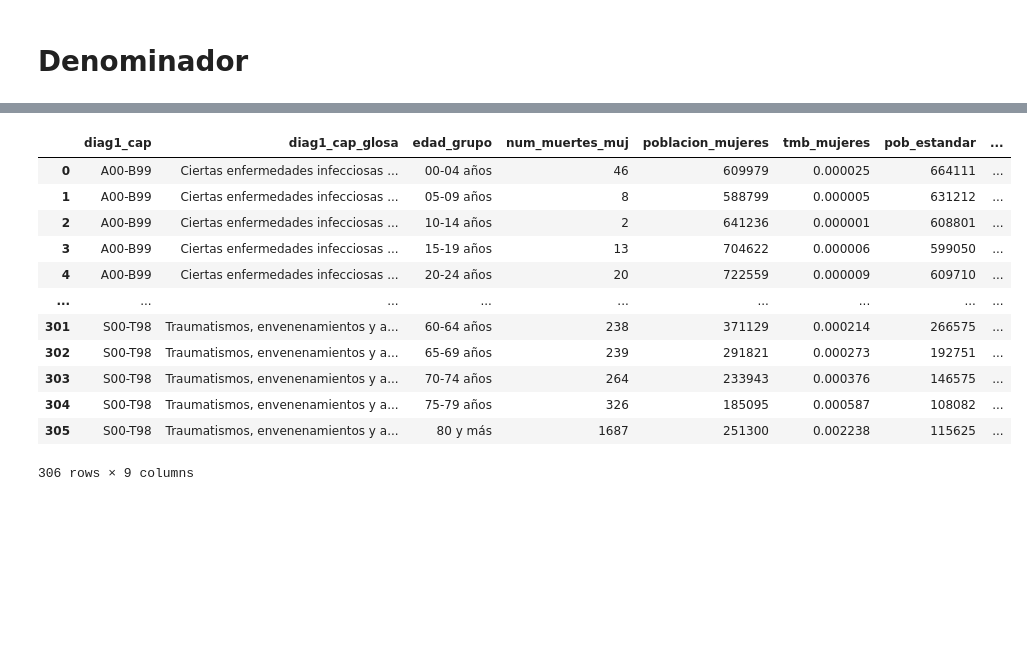
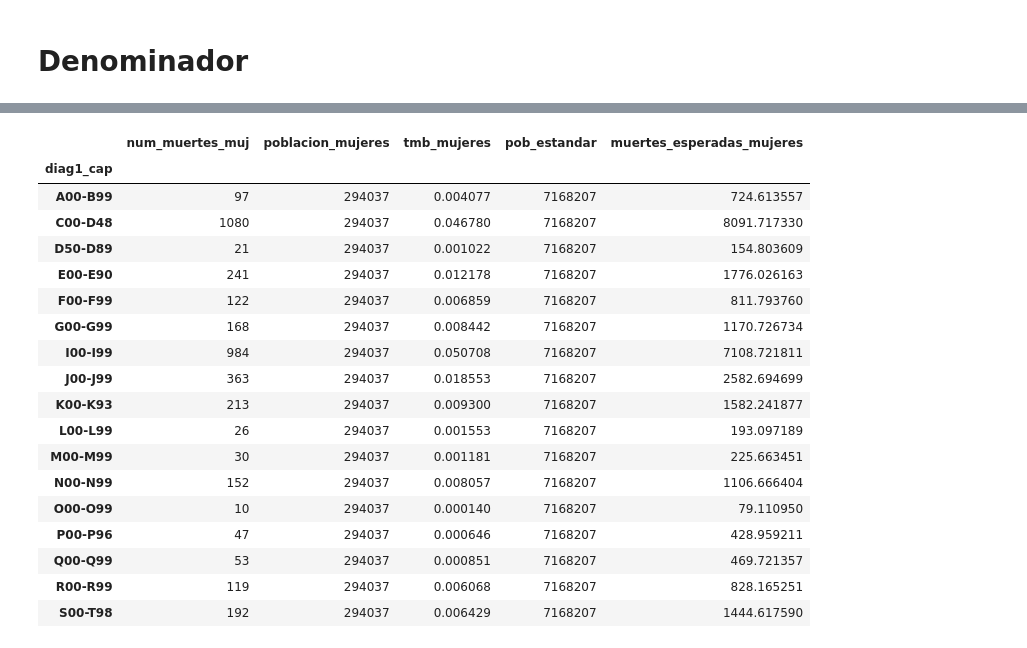
Before and after one commit to AlvaroMontiel/informe_incidencia_mortalidad, a Jupyter notebook: mortalidad_por_causas.ipynb, the cells around one changed output, grey strips where cells are left out. Saved outputs shown, nothing was run; the diff lists cells and outputs as text; code cells hidden in the pictures; blank space fills up the shorter version.

```diff
--- a/mortalidad_por_causas.ipynb
+++ b/mortalidad_por_causas.ipynb
@@ -138,0 +360,5 @@ a_hombres.sort_values(by=['diag1_cap', 'edad_grupo'])
+# %%
+a_mujeres_para_nombres = a_mujeres.sort_values(by = ['diag1_cap', 'edad_grupo']).groupby(['diag1_cap','diag1_cap_glosa'], as_index = False).sum()
+nom_capitulos = a_mujeres_para_nombres['diag1_cap_glosa'].values.tolist()
+a_mujeres_para_capitulos = a_mujeres.sort_values(by = ['diag1_cap', 'edad_grupo']).groupby(['diag1_cap','diag1_cap_glosa'], as_index = False).sum()
+lista_capitulos = a_mujeres_para_nombres['diag1_cap'].values.tolist()
@@ -138,0 +390,20 @@ a_hombres.sort_values(by=['diag1_cap', 'edad_grupo'])
+# %%
+cap_completos = list()
+for i in lista_capitulos:
+    for v in range(0,17):
+        cap_completos.append(i)
+print(f"largo lista capítulos: {len(cap_completos)}")
+
+nom_cap_completos = list()
+for i in nom_capitulos:
+    for a in range(0,17):
+        nom_cap_completos.append(i)
+print(f"largo lista capítulos_nombres: {len(nom_cap_completos)}")
+
+lista_completa = list()
+contador = 0
+for i in edades_grupo:
+    valor = [i, cap_completos[contador], nom_cap_completos[contador]]
+    lista_completa.append(valor)
+    contador += 1
+print(f"largo lista completa de capítulos: {len(lista_completa)}")
@@ -407,5 +550,5 @@ a_hombres_full
 # %%
 print(f"Poblacion seleccionada = {poblacion_seleccion}")
-poblacion_hombres = df_.query('Sexo == 1').groupby('edad_grupo')[poblacion_seleccion].sum().values.tolist()*18
-poblacion_mujeres = df_.query('Sexo == 2').groupby('edad_grupo')[poblacion_seleccion].sum().values.tolist()*18
+poblacion_hombres = df_.query('Sexo == 1').groupby('edad_grupo')[poblacion_seleccion].sum().values.tolist()*len(a_mujeres_para_nombres['diag1_cap'].values.tolist())
+poblacion_mujeres = df_.query('Sexo == 2').groupby('edad_grupo')[poblacion_seleccion].sum().values.tolist()*len(a_mujeres_para_nombres['diag1_cap'].values.tolist())
 # %% [output]
@@ -420,7 +563,7 @@ a_mujeres_full['poblacion_mujeres'] = poblacion_mujeres
 a_hombres_full['tmb_hombres'] = (a_hombres_full['num_muertes_hom']/3)/a_hombres_full['poblacion_hombres']
 a_mujeres_full['tmb_mujeres'] = (a_mujeres_full['num_muertes_muj']/3)/a_mujeres_full['poblacion_mujeres']
 # %%
-pob_estandar = [664111,631212,608801,599050,609710,587104,523869,495728,479345,436397,376512,326760,266575,192751,146575,108082,115625]*18
+pob_estandar = [664111,631212,608801,599050,609710,587104,523869,495728,479345,436397,376512,326760,266575,192751,146575,108082,115625]*len(a_mujeres_para_nombres['diag1_cap'].values.tolist())
 # %%
 len(pob_estandar)
 # %% [output]
@@ -455,16 +620,22 @@ a_hombres_full.query('diag1_cap == "F00-F99"')
 # %%
-a_mujeres_full
+a_mujeres_full.groupby('diag1_cap').sum()
 # %% [output]
-|  | diag1_cap | diag1_cap_glosa | edad_grupo | num_muertes_muj | poblacion_mujeres | tmb_mujeres | pob_estandar | ... |
-| 0 | A00-B99 | Ciertas enfermedades infecciosas ... | 00-04 años | 46 | 609979 | 0.000025 | 664111 | ... |
-| 1 | A00-B99 | Ciertas enfermedades infecciosas ... | 05-09 años | 8 | 588799 | 0.000005 | 631212 | ... |
-| 2 | A00-B99 | Ciertas enfermedades infecciosas ... | 10-14 años | 2 | 641236 | 0.000001 | 608801 | ... |
-| 3 | A00-B99 | Ciertas enfermedades infecciosas ... | 15-19 años | 13 | 704622 | 0.000006 | 599050 | ... |
-| 4 | A00-B99 | Ciertas enfermedades infecciosas ... | 20-24 años | 20 | 722559 | 0.000009 | 609710 | ... |
-| ... | ... | ... | ... | ... | ... | ... | ... | ... |
-| 301 | S00-T98 | Traumatismos, envenenamientos y a... | 60-64 años | 238 | 371129 | 0.000214 | 266575 | ... |
-| 302 | S00-T98 | Traumatismos, envenenamientos y a... | 65-69 años | 239 | 291821 | 0.000273 | 192751 | ... |
-| 303 | S00-T98 | Traumatismos, envenenamientos y a... | 70-74 años | 264 | 233943 | 0.000376 | 146575 | ... |
-| 304 | S00-T98 | Traumatismos, envenenamientos y a... | 75-79 años | 326 | 185095 | 0.000587 | 108082 | ... |
-| 305 | S00-T98 | Traumatismos, envenenamientos y a... | 80 y más | 1687 | 251300 | 0.002238 | 115625 | ... |
+|  | num_muertes_muj | poblacion_mujeres | tmb_mujeres | pob_estandar | muertes_esperadas_mujeres |
+| diag1_cap |  |  |  |  |  |
+| A00-B99 | 97 | 294037 | 0.004077 | 7168207 | 724.613557 |
+| C00-D48 | 1080 | 294037 | 0.046780 | 7168207 | 8091.717330 |
+| D50-D89 | 21 | 294037 | 0.001022 | 7168207 | 154.803609 |
+| E00-E90 | 241 | 294037 | 0.012178 | 7168207 | 1776.026163 |
+| F00-F99 | 122 | 294037 | 0.006859 | 7168207 | 811.793760 |
+| G00-G99 | 168 | 294037 | 0.008442 | 7168207 | 1170.726734 |
+| I00-I99 | 984 | 294037 | 0.050708 | 7168207 | 7108.721811 |
+| J00-J99 | 363 | 294037 | 0.018553 | 7168207 | 2582.694699 |
+| K00-K93 | 213 | 294037 | 0.009300 | 7168207 | 1582.241877 |
+| L00-L99 | 26 | 294037 | 0.001553 | 7168207 | 193.097189 |
+| M00-M99 | 30 | 294037 | 0.001181 | 7168207 | 225.663451 |
+| N00-N99 | 152 | 294037 | 0.008057 | 7168207 | 1106.666404 |
+| O00-O99 | 10 | 294037 | 0.000140 | 7168207 | 79.110950 |
+| P00-P96 | 47 | 294037 | 0.000646 | 7168207 | 428.959211 |
+| Q00-Q99 | 53 | 294037 | 0.000851 | 7168207 | 469.721357 |
+| R00-R99 | 119 | 294037 | 0.006068 | 7168207 | 828.165251 |
+| S00-T98 | 192 | 294037 | 0.006429 | 7168207 | 1444.617590 |
-306 rows × 9 columns
```
Also changed, not shown: parts of 56 cells of this notebook, 1 other file.
